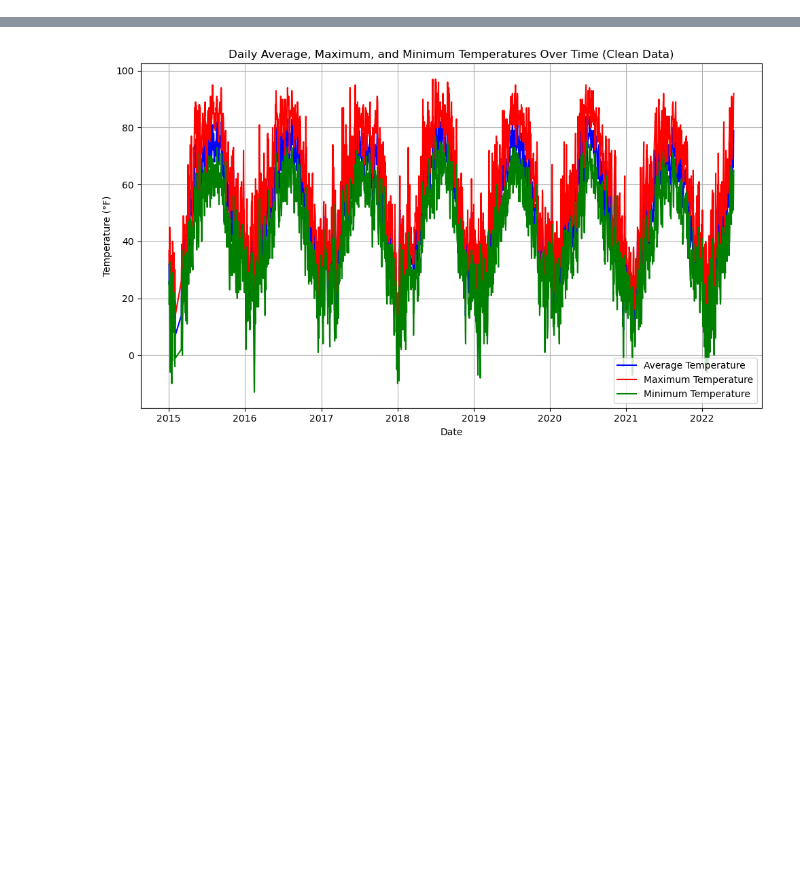
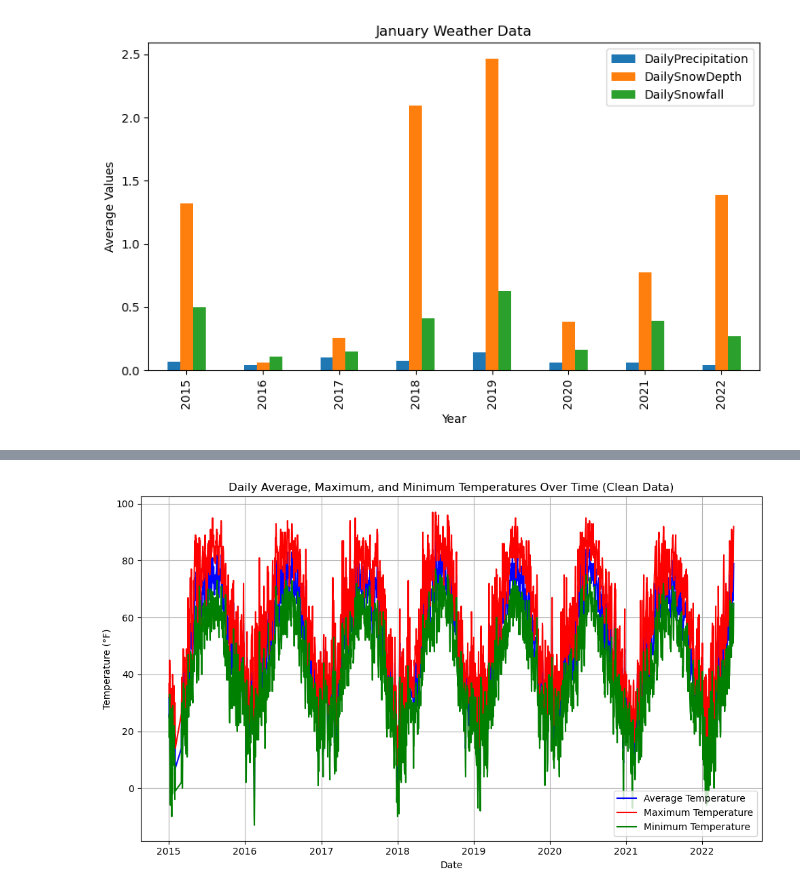
Before and after one commit to connerdekok/Albany_New_York_Weather, a Jupyter notebook: new_york.ipynb, the cells around one changed output, grey strips where cells are left out. Saved outputs shown, nothing was run; the diff lists cells and outputs as text; code cells hidden in the pictures; blank space fills up the shorter version.

Commit message:
updating bar charts

```diff
--- a/new_york.ipynb
+++ b/new_york.ipynb
@@ -104,6 +112,8 @@ ny_weather_clean_sorted_df
 # %%
+# replacing the T (trace value) with 0
 ny_weather_clean_sorted_df["DailyPrecipitation"] = ny_weather_clean_sorted_df["DailyPrecipitation"].replace("T", "0.0")
 ny_weather_clean_sorted_df["DailySnowfall"] = ny_weather_clean_sorted_df["DailySnowfall"].replace("T", "0.0")
+ny_weather_clean_sorted_df["DailySnowDepth"] = ny_weather_clean_sorted_df["DailySnowDepth"].replace("T", "0.0")
 
 ny_weather_clean_sorted_df
 # %% [output]
@@ -143,3 +155,0 @@ memory usage: 187.7+ KB
-# %%
-ny_weather_clean_sorted_df = ny_weather_clean_sorted_df.groupby(["Month", "Year"])
-ny_weather_clean_sorted_df.count()
@@ -162,0 +156,11 @@ ny_weather_clean_sorted_df.count()
+# %%
+# change the data types for the necessary columns into float types
+ny_weather_clean_sorted_df = ny_weather_clean_sorted_df.astype({"DailyPrecipitation": "float", "DailySnowDepth": "float", "DailySnowfall": "float"})
+
+# grouping dataframe by Month and Year
+ny_weather_clean_group_df = ny_weather_clean_sorted_df.groupby(["Month", "Year"])
+
+# calculating the mean values of the columns for each month and year
+avg_groupby = ny_weather_clean_group_df[['DailyPrecipitation', 'DailySnowDepth', 'DailySnowfall', 'DailyAverageDryBulbTemperature', 'DailyMaximumDryBulbTemperature', 'DailyMinimumDryBulbTemperature']].mean()
+
+avg_groupby
@@ -162,0 +182,6 @@ ny_weather_clean_sorted_df.count()
+# %%
+#Sophie starts below
+
+# filtering for jan data
+jan_avg = avg_groupby.iloc[0:8, 0:3]
+jan_avg
@@ -162,0 +199,16 @@ ny_weather_clean_sorted_df.count()
+# %%
+jan_plot = jan_avg.plot(kind='bar', figsize = (8,5))
+
+# Extract the year from the index
+years = [index[1] for index in jan_avg.index]
+
+jan_plot.set_xticklabels(years)
+
+jan_plot.set_title('January Weather Data')
+jan_plot.set_xlabel('Year')
+jan_plot.set_ylabel('Average Values')
+
+plt.tight_layout()
+plt.show()
+# %% [output]
+[figure, added]
```
Also changed, not shown: parts of 33 cells of this notebook.
